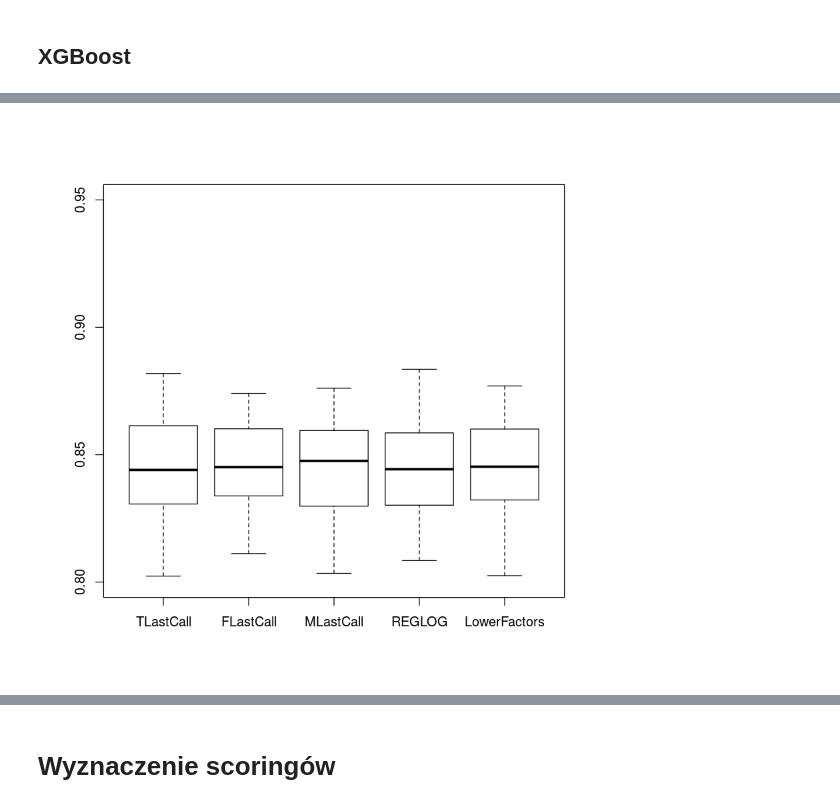
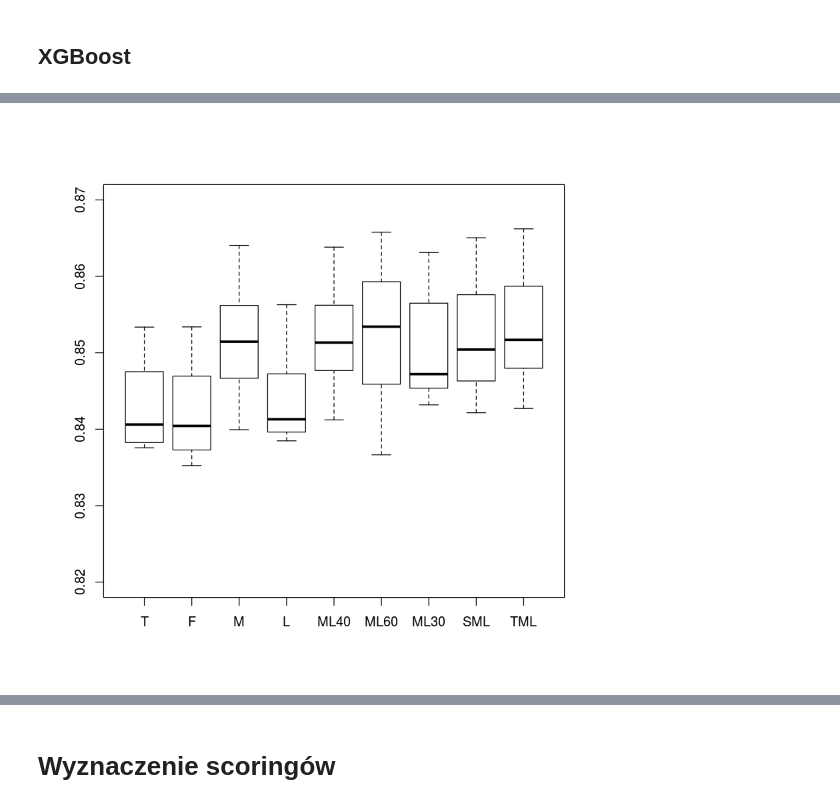
Before and after one commit to Noctiphobia/ABH-Classification, a Jupyter notebook: preproc-xgboost-preds.ipynb, the cells around one changed output, grey strips where cells are left out. Cells and saved outputs as stored; diff of their text form; code cells hidden in the pictures.

```diff
--- a/preproc-xgboost-preds.ipynb
+++ b/preproc-xgboost-preds.ipynb
@@ -1055,0 +1314,2 @@ xg4lscores = xgboostmeasure(datax=mdtrain4l,datay=trainy)
+# %%
+xg4mlsscores = xgboostmeasure(datax=mdtrain4mls,datay=trainy)
@@ -1055,0 +1334,2 @@ xg4lscores = xgboostmeasure(datax=mdtrain4l,datay=trainy)
+# %%
+xg4mlscores30 = xgboostmeasure(datax=mdtrain4ml,datay=trainy,predictors=30)
@@ -1055,0 +1354,2 @@ xg4lscores = xgboostmeasure(datax=mdtrain4l,datay=trainy)
+# %%
+xg4tmlscores = xgboostmeasure(datax=mdtrain4tml,datay=trainy)
@@ -1056,5 +1374,5 @@ xg4lscores = xgboostmeasure(datax=mdtrain4l,datay=trainy)
 # %%
-bxdataframe = data.frame(TLastCall=xg4scores$AUC,FLastCall=xg4nlscores$AUC,MLastCall=xg4mscores$AUC,REGLOG=xg4rscores$AUC, LowerFactors=xg4lscores$AUC)
+bxdataframe=data.frame(T=xg4scores$AUC,F=xg4nlscores$AUC,M=xg4mscores$AUC,L=xg4lscores$AUC, ML40 = xg4mlscores$AUC, ML60=xg4mlscores60$AUC, ML30=xg4mlscores30$AUC, SML = xg4mlsscores$AUC, TML = xg4tmlscores$AUC)
 # %%
 sapply(bxdataframe,mean)
 # %% [output]
@@ -1063,6 +1383,6 @@ sapply(bxdataframe,mean)
 # %%
-boxplot(bxdataframe,ylim=c(0.8,0.95))
+boxplot(bxdataframe,ylim=c(0.82,0.87))
 abline(0.5,0,col="red")
 # %% [output]
-[figure, old version]
+[figure, new version]
 # %%
```
Also changed, not shown: parts of 116 cells of this notebook.
